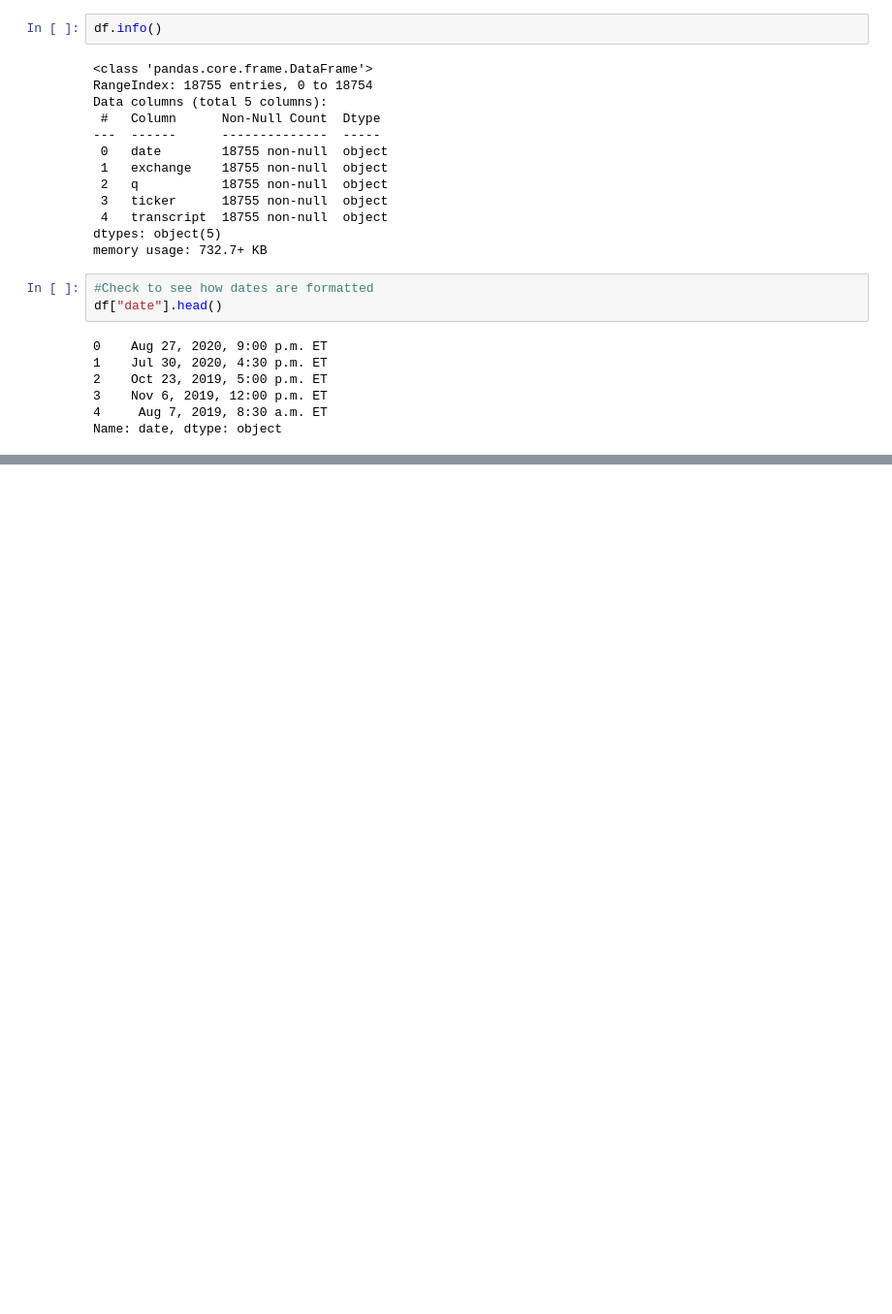
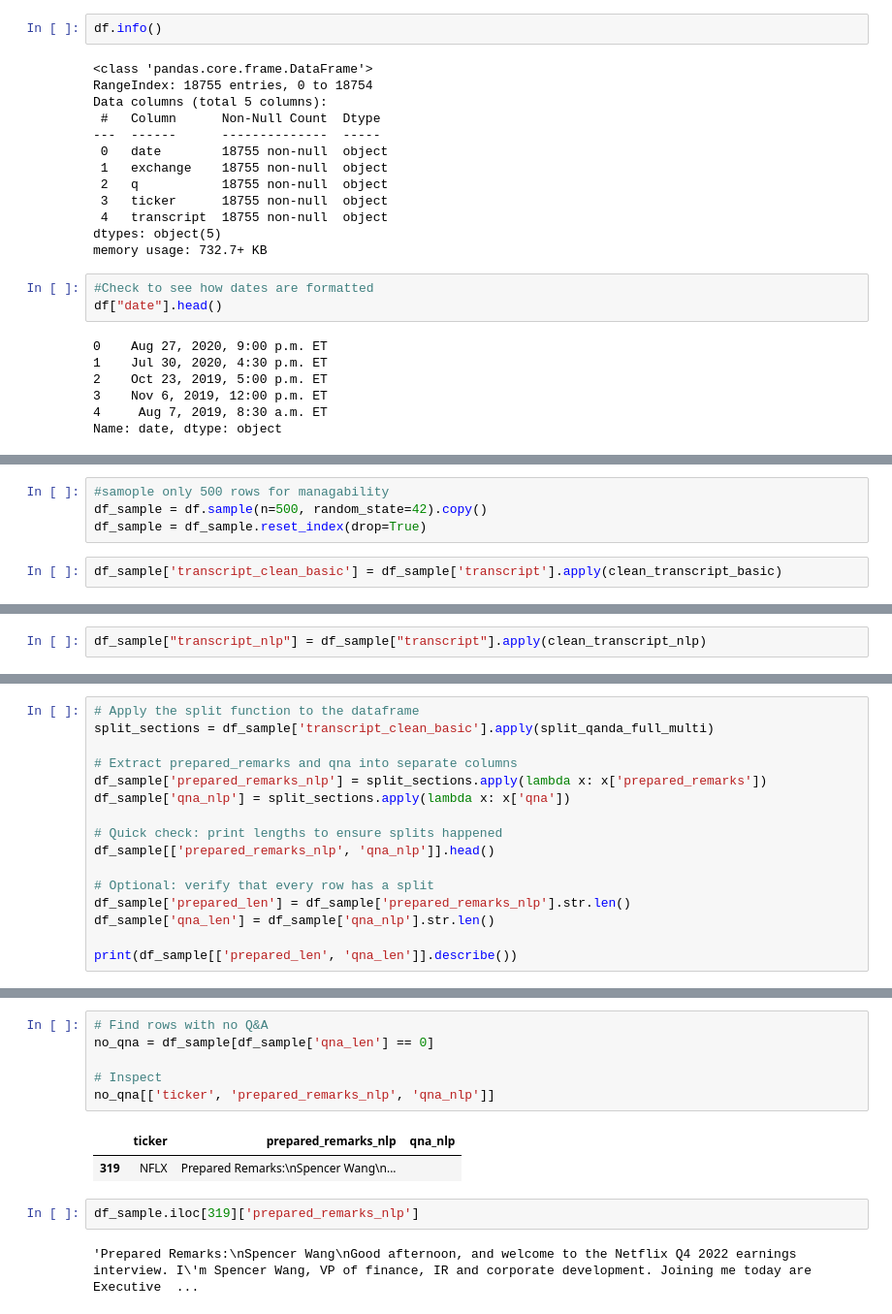
Before and after one commit to Seaner71/earnings-call-nlp, a Jupyter notebook: notebooks/01_data_loading_cleaning.ipynb, the cells around one changed output, grey strips where cells are left out. Shown: that part at 97% size. Drawn from its saved outputs; the diff is of its cells as text; blank space fills up the shorter version.

```diff
--- a/notebooks/01_data_loading_cleaning.ipynb
+++ b/notebooks/01_data_loading_cleaning.ipynb
@@ -165,0 +191,6 @@ df
+# %%
+#samople only 500 rows for managability
+df_sample = df.sample(n=500, random_state=42).copy()
+df_sample = df_sample.reset_index(drop=True)
+# %%
+df_sample['transcript_clean_basic'] = df_sample['transcript'].apply(clean_transcript_basic)
@@ -165,0 +223,2 @@ df
+# %%
+df_sample["transcript_nlp"] = df_sample["transcript"].apply(clean_transcript_nlp)
@@ -165,0 +345,16 @@ df
+# %%
+# Apply the split function to the dataframe
+split_sections = df_sample['transcript_clean_basic'].apply(split_qanda_full_multi)
+
+# Extract prepared_remarks and qna into separate columns
+df_sample['prepared_remarks_nlp'] = split_sections.apply(lambda x: x['prepared_remarks'])
+df_sample['qna_nlp'] = split_sections.apply(lambda x: x['qna'])
+
+# Quick check: print lengths to ensure splits happened
+df_sample[['prepared_remarks_nlp', 'qna_nlp']].head()
+
+# Optional: verify that every row has a split
+df_sample['prepared_len'] = df_sample['prepared_remarks_nlp'].str.len()
+df_sample['qna_len'] = df_sample['qna_nlp'].str.len()
+
+print(df_sample[['prepared_len', 'qna_len']].describe())
@@ -165,0 +371,13 @@ df
+# %%
+# Find rows with no Q&A
+no_qna = df_sample[df_sample['qna_len'] == 0]
+
+# Inspect
+no_qna[['ticker', 'prepared_remarks_nlp', 'qna_nlp']]
+# %% [output]
+|  | ticker | prepared_remarks_nlp | qna_nlp |
+| 319 | NFLX | Prepared Remarks:\nSpencer Wang\n... |  |
+# %%
+df_sample.iloc[319]['prepared_remarks_nlp']
+# %% [output]
+'Prepared Remarks:\nSpencer Wang\nGood afternoon, and welcome to the Netflix Q4 2022 earnings interview. I\'m Spencer Wang, VP of finance, IR and corporate development. Joining me today are Executive  ...
```
Also changed, not shown: parts of 34 cells of this notebook.
